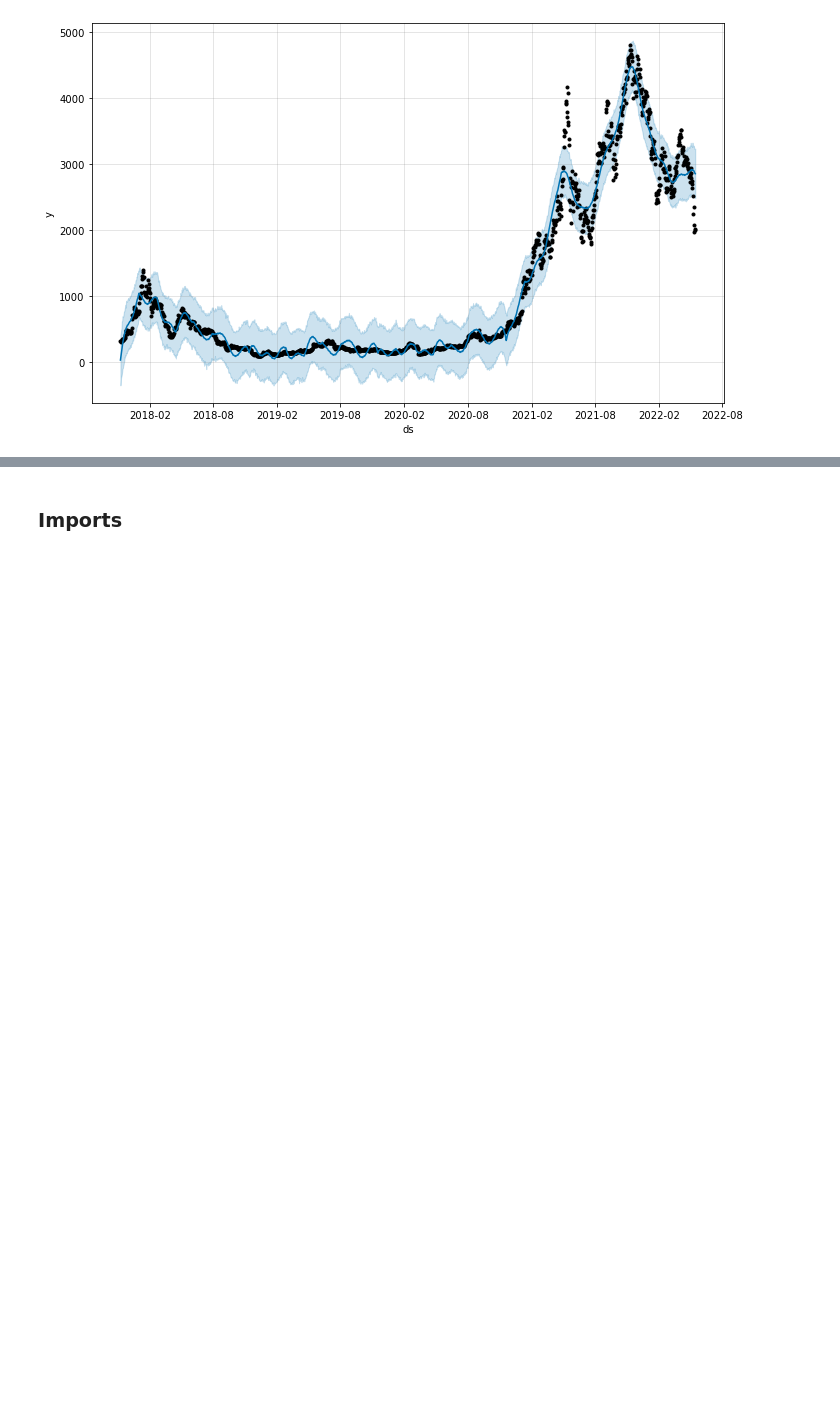
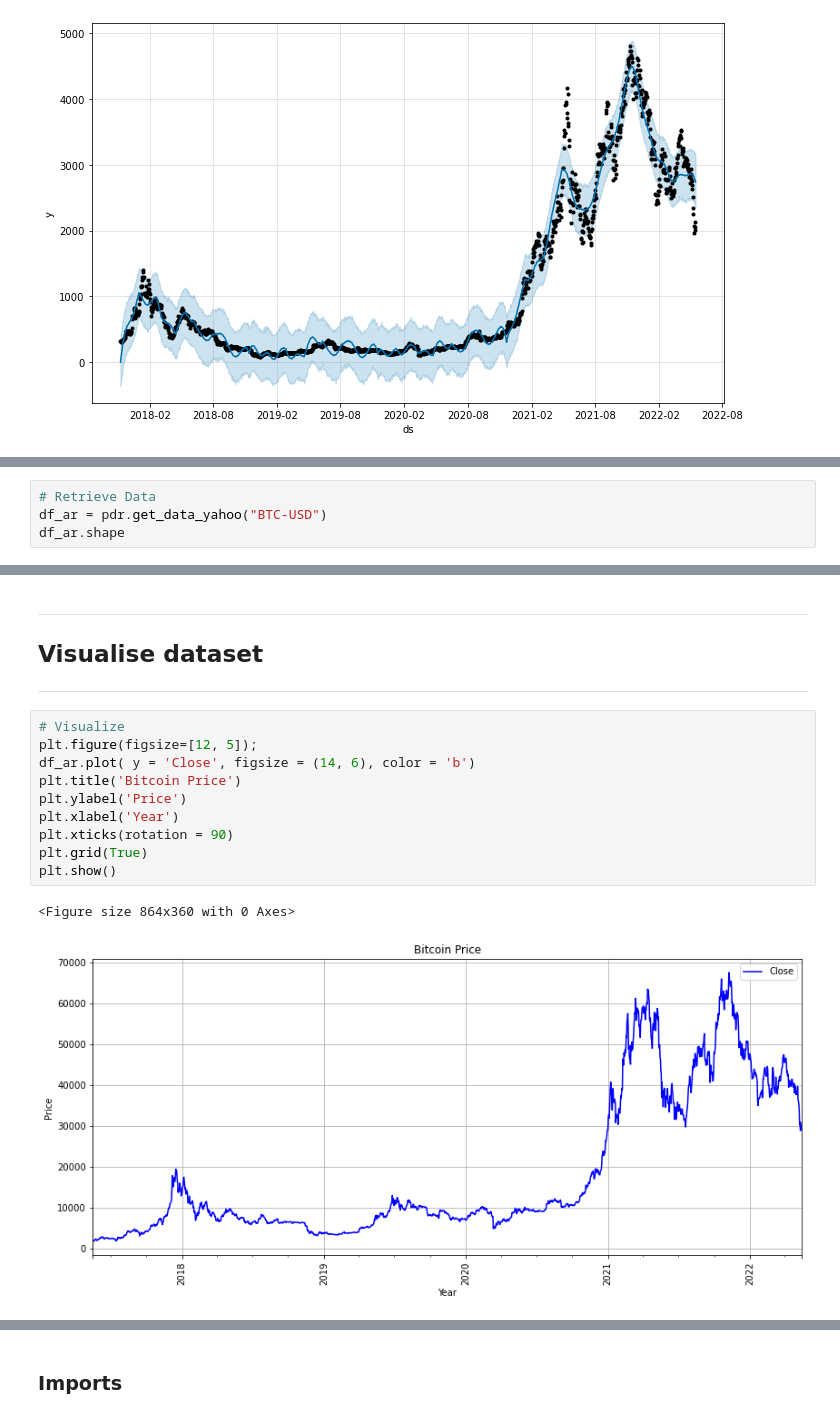
Before and after one commit to JoseMunoz9/Cryptocurrency-Prediction, a Jupyter notebook: Final_project.ipynb, the cells around one changed output, grey strips where cells are left out. Saved outputs shown, nothing was run; the diff lists cells and outputs as text; blank space fills up the shorter version.

```diff
--- a/Final_project.ipynb
+++ b/Final_project.ipynb
@@ -501,0 +656,4 @@ plot2 = m_et.plot_components(forecast_et)
+# %%
+# Retrieve Data
+df_ar = pdr.get_data_yahoo("BTC-USD")
+df_ar.shape
@@ -501,0 +673,17 @@ plot2 = m_et.plot_components(forecast_et)
+# %% [markdown]
+---
+## Visualise dataset
+---
+# %%
+# Visualize
+plt.figure(figsize=[12, 5]);
+df_ar.plot( y = 'Close', figsize = (14, 6), color = 'b')
+plt.title('Bitcoin Price')
+plt.ylabel('Price')
+plt.xlabel('Year')
+plt.xticks(rotation = 90)
+plt.grid(True)
+plt.show()
+# %% [output]
+<Figure size 864x360 with 0 Axes>
+[figure, added]
```
Also changed, not shown: parts of 158 cells of this notebook.
